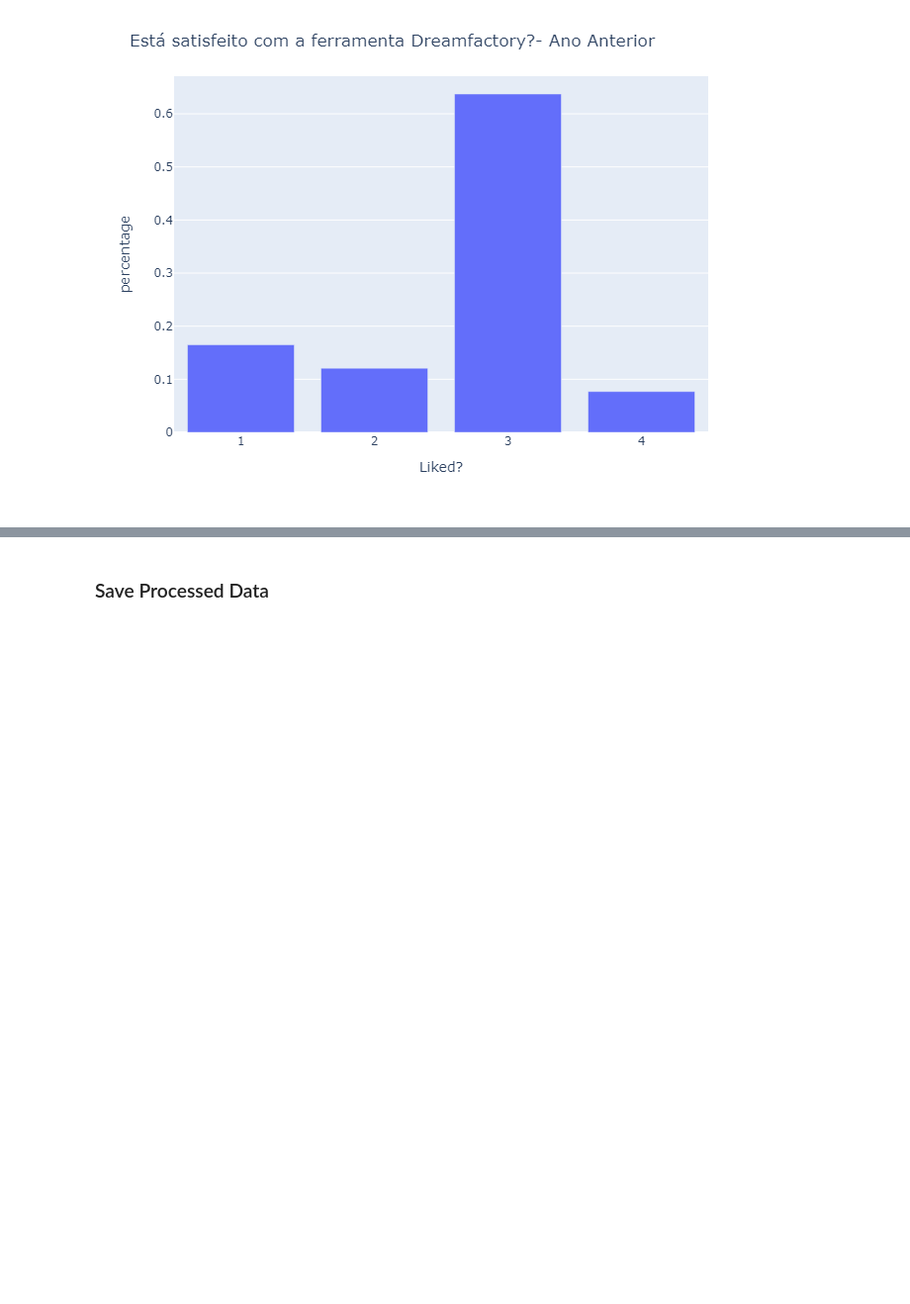
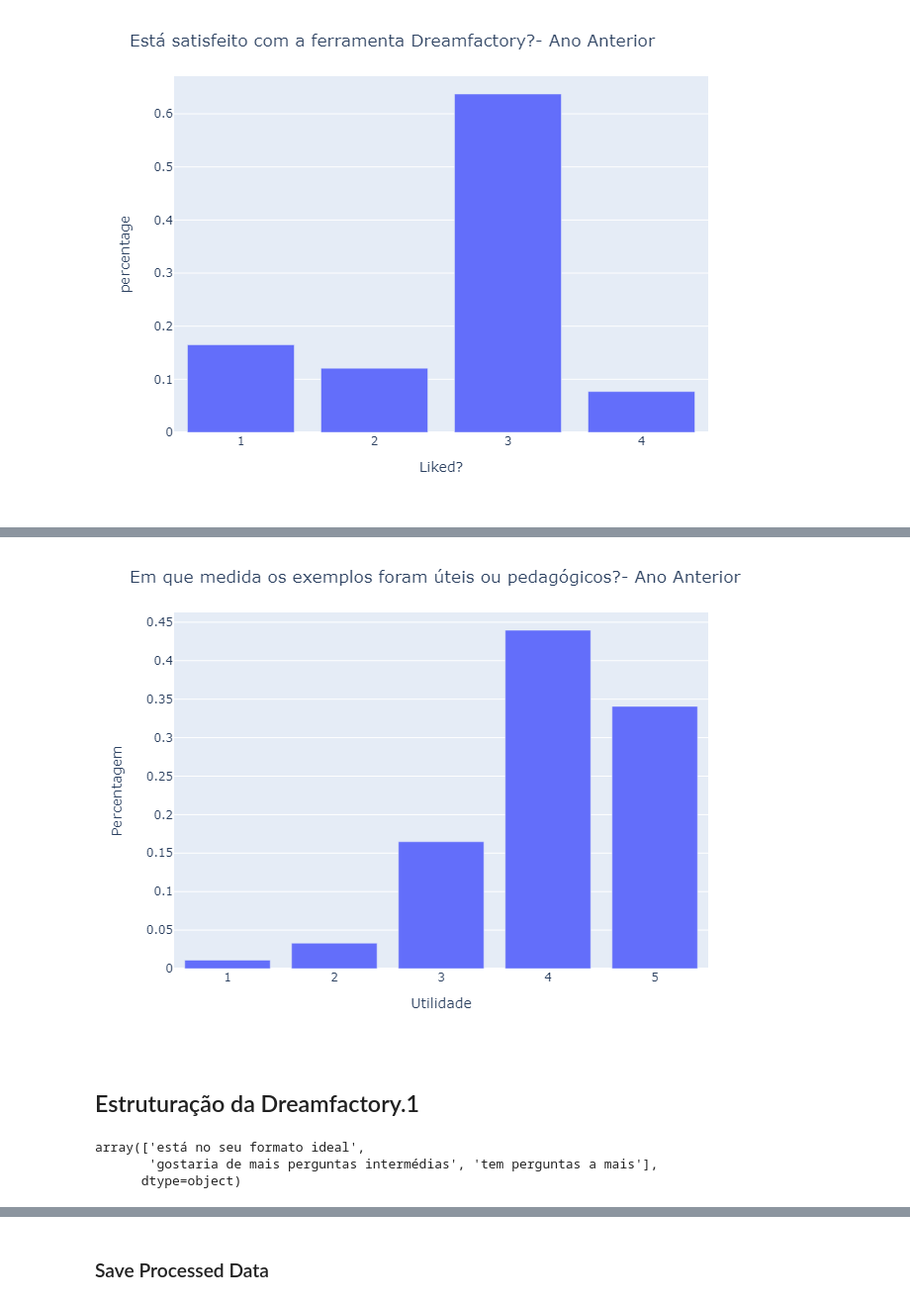
Before and after one commit to DSWorkPortugal/MscThesisFernando, a Jupyter notebook: 1-PreviousYear.ipynb, the cells around one changed output, grey strips where cells are left out. Shown at 99% size. Cells and saved outputs as stored; diff of their text form; code cells hidden in the pictures; blank space fills up the shorter version.

```diff
--- a/1-PreviousYear.ipynb
+++ b/1-PreviousYear.ipynb
@@ -109,0 +195,13 @@ Image(filename='Outputs/ImageOutputsYear/Year1Liked.png')
+# %%
+from IPython.display import Image
+Image(filename='Outputs/ImageOutputsYear/Year1exemplos.png')
+# %% [output]
+[figure, added]
+# %% [markdown]
+## Estruturação da Dreamfactory.1
+# %%
+Year1['Estruturação da Dreamfactory.1'].unique()
+# %% [output]
+array(['está no seu formato ideal',
+       'gostaria de mais perguntas intermédias', 'tem perguntas a mais'],
+      dtype=object)
```
Also changed, not shown: parts of 24 cells of this notebook, 3 other files.
